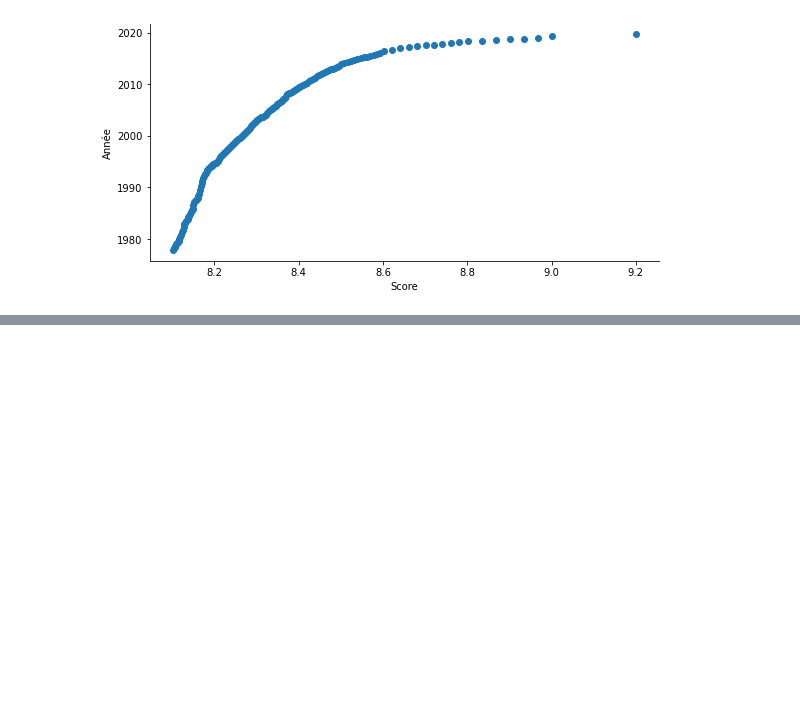
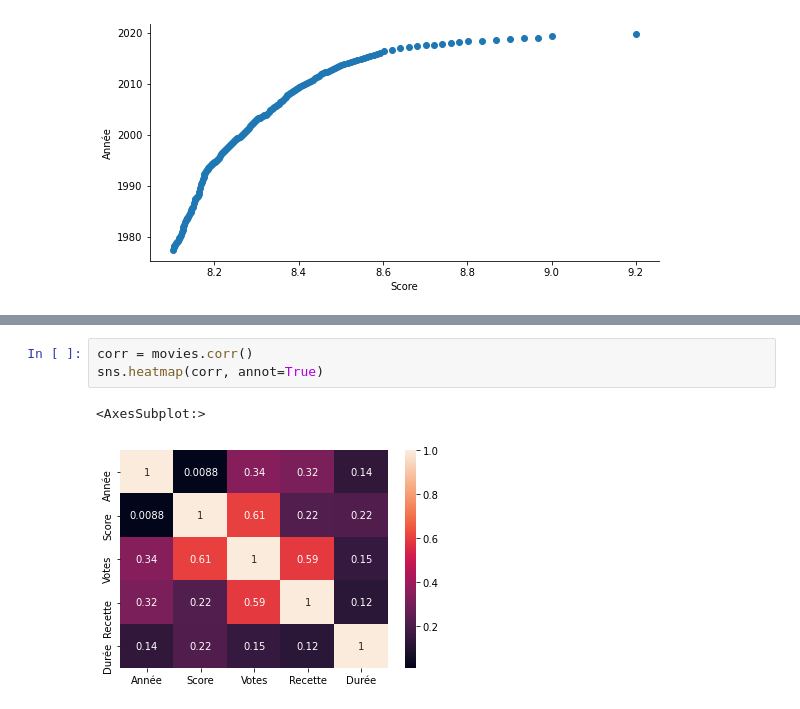
Before and after one commit to clement-camara/imdb-scrapping, a Jupyter notebook: Scraping-IMDB-refacto .ipynb, the cells around one changed output, grey strips where cells are left out. Drawn from its saved outputs; the diff is of its cells as text; blank space fills up the shorter version.

```diff
--- a/Scraping-IMDB-refacto .ipynb
+++ b/Scraping-IMDB-refacto .ipynb
@@ -152,0 +151,6 @@ pplot(movies, x="Score", y="Année", kind='qq',height=4, aspect=2)
+# %%
+corr = movies.corr()
+sns.heatmap(corr, annot=True)
+# %% [output]
+<AxesSubplot:>
+[figure, added]
```
Also changed, not shown: parts of 12 cells of this notebook.
